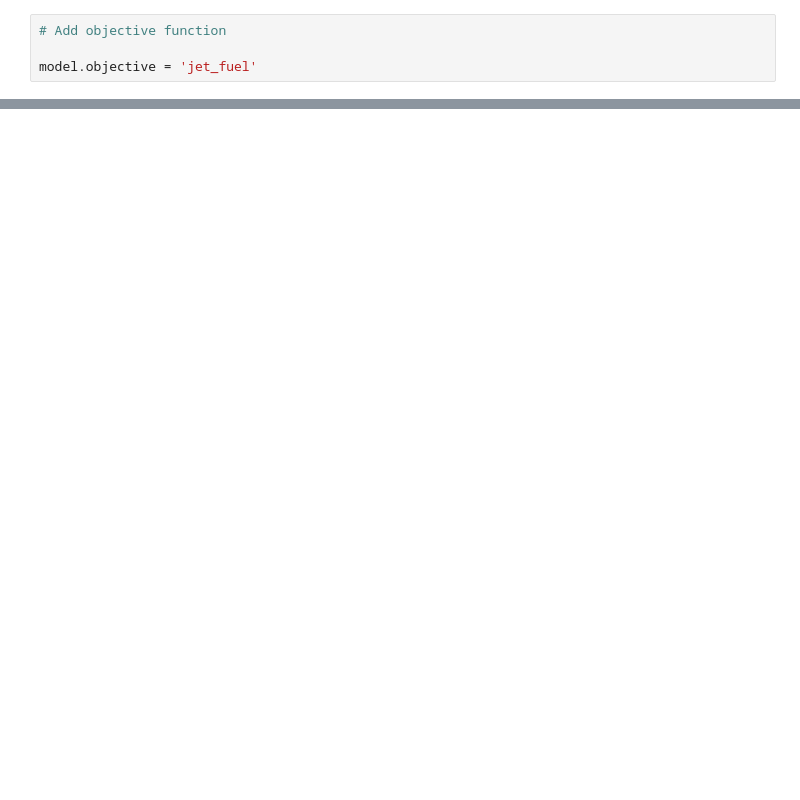
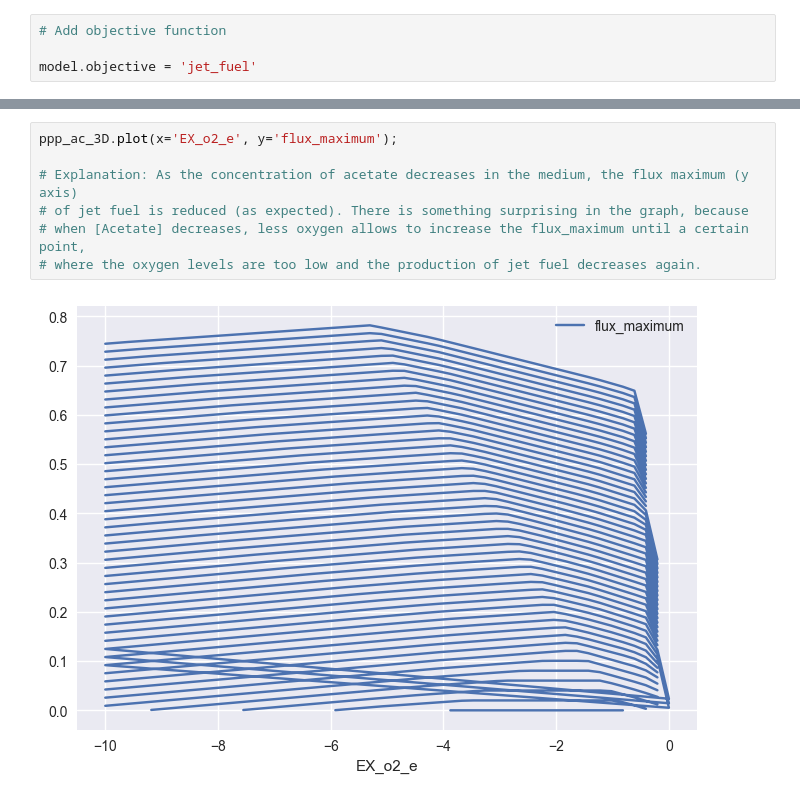
Before and after one commit to 27410/27410-group-assigment-group_7_fuelimycins_in_c_reinhardtii, a Jupyter notebook: project_NB.ipynb, the cells around one changed output, grey strips where cells are left out. Cells and saved outputs as stored; diff of their text form; blank space fills up the shorter version.

```diff
--- a/project_NB.ipynb
+++ b/project_NB.ipynb
@@ -422,0 +276,9 @@ Optimal solution with objective value 8.268
+# %%
+ppp_ac_3D.plot(x='EX_o2_e', y='flux_maximum');
+
+# Explanation: As the concentration of acetate decreases in the medium, the flux maximum (y axis)
+# of jet fuel is reduced (as expected). There is something surprising in the graph, because
+# when [Acetate] decreases, less oxygen allows to increase the flux_maximum until a certain point,
+# where the oxygen levels are too low and the production of jet fuel decreases again.
+# %% [output]
+[figure, added]
```
Also changed, not shown: parts of 59 cells of this notebook, 2 other files.
